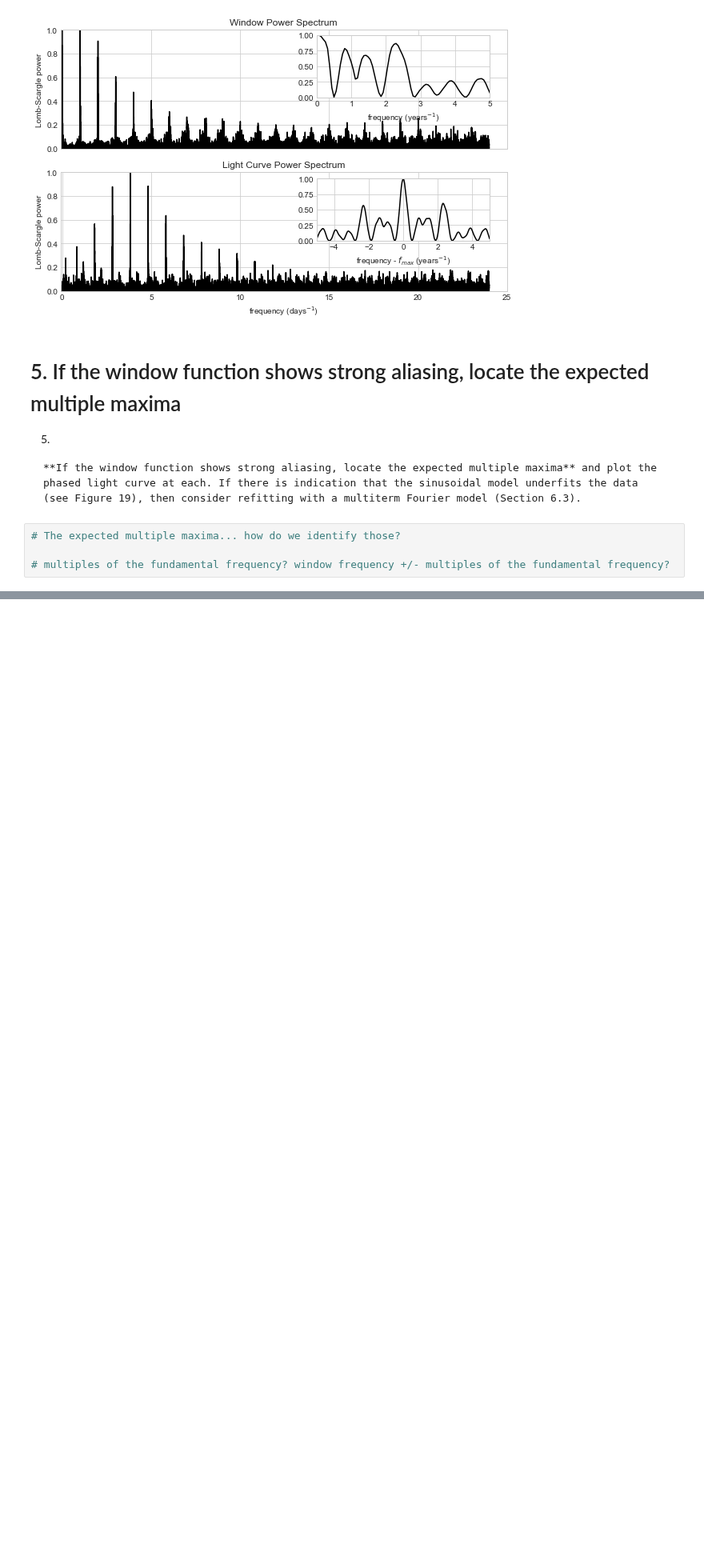
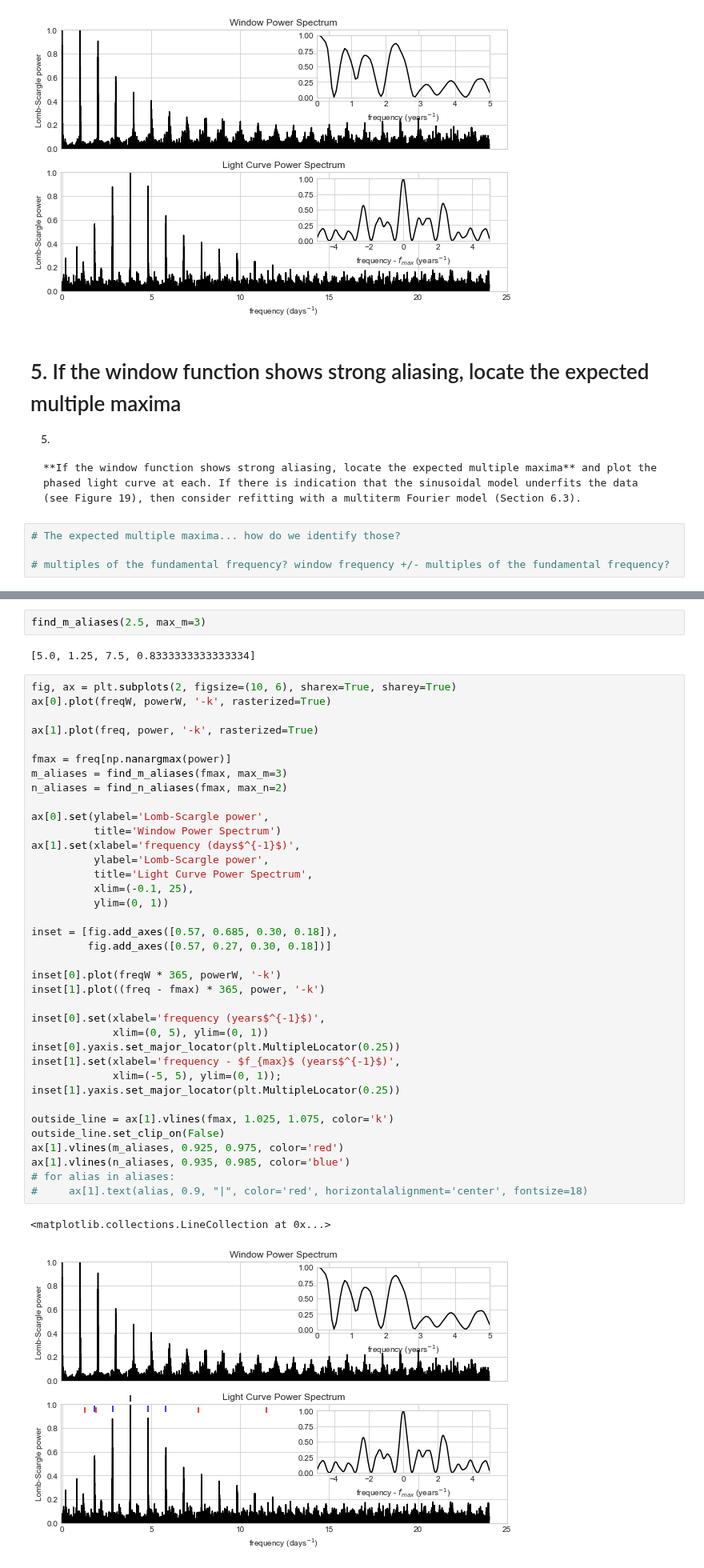
Before and after one commit to tomr-stargazer/Variability_Project_2020, a Jupyter notebook: wuvars/analysis/prototypes/Following the recommendations of VanderPlas 2018 - Periodograms.ipynb, the cells around one changed output, grey strips where cells are left out. Shown at 80% size. Saved outputs shown, nothing was run; the diff lists cells and outputs as text; blank space fills up the shorter version.

Commit message:
alias work

```diff
--- a/wuvars/analysis/prototypes/Following the recommendations of VanderPlas 2018 - Periodograms.ipynb
+++ b/wuvars/analysis/prototypes/Following the recommendations of VanderPlas 2018 - Periodograms.ipynb
@@ -185,0 +195,44 @@ inset[1].yaxis.set_major_locator(plt.MultipleLocator(0.25))
+# %%
+find_m_aliases(2.5, max_m=3)
+# %% [output]
+[5.0, 1.25, 7.5, 0.8333333333333334]
+# %%
+fig, ax = plt.subplots(2, figsize=(10, 6), sharex=True, sharey=True)
+ax[0].plot(freqW, powerW, '-k', rasterized=True)
+
+ax[1].plot(freq, power, '-k', rasterized=True)
+
+fmax = freq[np.nanargmax(power)]
+m_aliases = find_m_aliases(fmax, max_m=3)
+n_aliases = find_n_aliases(fmax, max_n=2)
+
+ax[0].set(ylabel='Lomb-Scargle power',
+          title='Window Power Spectrum')
+ax[1].set(xlabel='frequency (days$^{-1}$)',
+          ylabel='Lomb-Scargle power',
+          title='Light Curve Power Spectrum',
+          xlim=(-0.1, 25),
+          ylim=(0, 1))
+
+inset = [fig.add_axes([0.57, 0.685, 0.30, 0.18]),
+         fig.add_axes([0.57, 0.27, 0.30, 0.18])]
+
+inset[0].plot(freqW * 365, powerW, '-k')
+inset[1].plot((freq - fmax) * 365, power, '-k')
+
+inset[0].set(xlabel='frequency (years$^{-1}$)',
+             xlim=(0, 5), ylim=(0, 1))
+inset[0].yaxis.set_major_locator(plt.MultipleLocator(0.25))
+inset[1].set(xlabel='frequency - $f_{max}$ (years$^{-1}$)',
+             xlim=(-5, 5), ylim=(0, 1));
+inset[1].yaxis.set_major_locator(plt.MultipleLocator(0.25))
+
+outside_line = ax[1].vlines(fmax, 1.025, 1.075, color='k')
+outside_line.set_clip_on(False)
+ax[1].vlines(m_aliases, 0.925, 0.975, color='red')
+ax[1].vlines(n_aliases, 0.935, 0.985, color='blue')
+# for alias in aliases:
+#     ax[1].text(alias, 0.9, "|", color='red', horizontalalignment='center', fontsize=18)
+# %% [output]
+<matplotlib.collections.LineCollection at 0x...>
+[figure, added]
```
Also changed, not shown: parts of 6 cells of this notebook.
